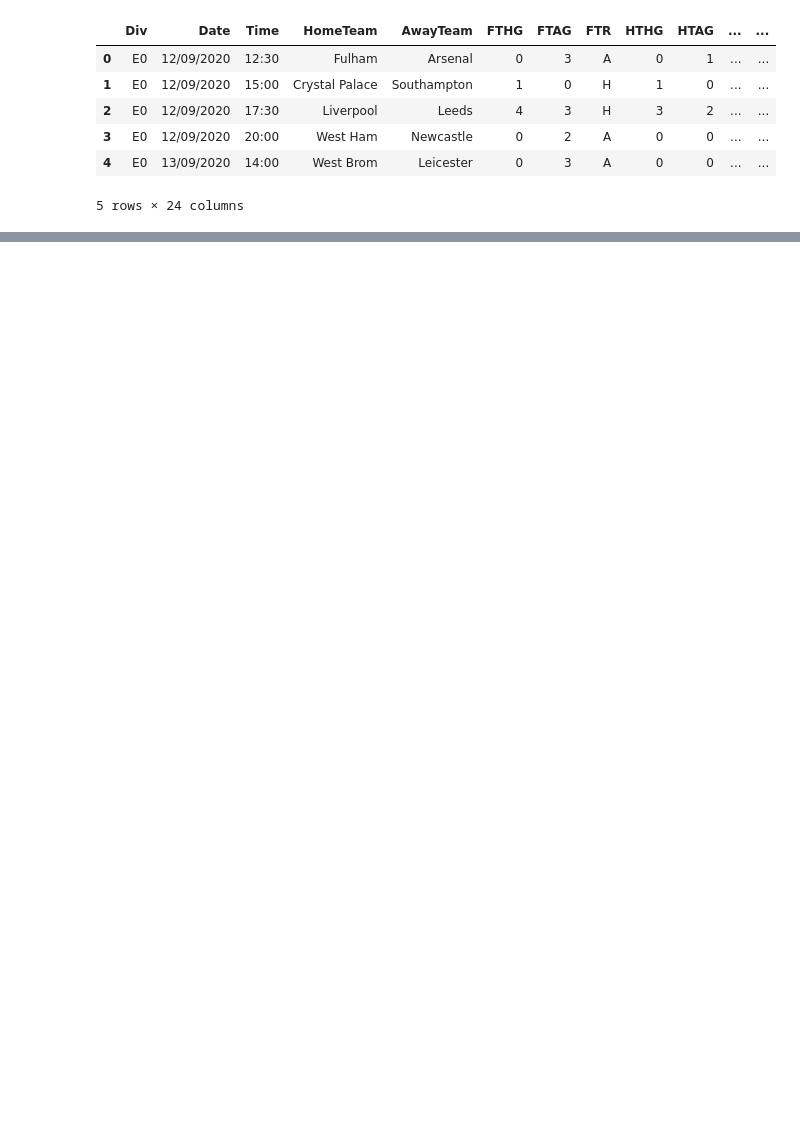
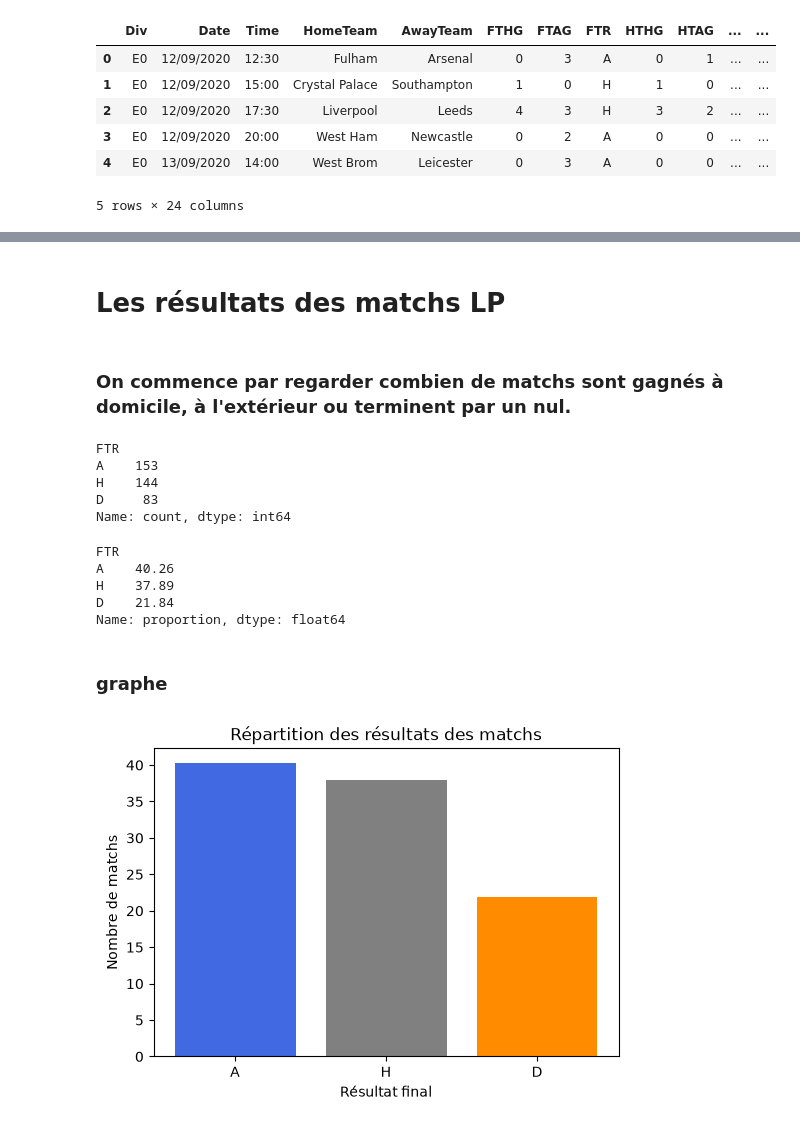
Before and after one commit to Alban-MBANI/projet_personnel_foot, a Jupyter notebook: PL.ipynb, the cells around one changed output, grey strips where cells are left out. Drawn from its saved outputs; the diff is of its cells as text; code cells hidden in the pictures; blank space fills up the shorter version.

```diff
--- a/PL.ipynb
+++ b/PL.ipynb
@@ -65,0 +190,13 @@ pl.head(5)
+# %%
+colonnes_a_supprimer = [
+    'B365H', 'B365D', 'B365A', 'BWH', 'BWD', 'BWA', 'IWH', 'IWD', 'IWA', 'PSH', 'PSD', 'PSA',
+    'WHH', 'WHD', 'WHA', 'VCH', 'VCD', 'VCA', 'MaxH', 'MaxD', 'MaxA', 'AvgH', 'AvgD', 'AvgA',
+    'B365>2.5', 'B365<2.5', 'P>2.5', 'P<2.5', 'Max>2.5', 'Max<2.5', 'Avg>2.5', 'Avg<2.5',
+    'AHh', 'B365AHH', 'B365AHA', 'PAHH', 'PAHA', 'MaxAHH', 'MaxAHA', 'AvgAHH', 'AvgAHA',
+    'B365CH', 'B365CD', 'B365CA', 'BWCH', 'BWCD', 'BWCA', 'IWCH', 'IWCD', 'IWCA', 'PSCH',
+    'PSCD', 'PSCA', 'WHCH', 'WHCD', 'VCCA','AvgC<2.5', 'AHCh', 'B365CAHH', 'B365CAHA', 'PCAHH', 'PCAHA', 'MaxCAHH', 'MaxCAHA', 'AvgCAHH', 'AvgCAHA',
+    'AvgCH', 'AvgCD', 'AvgCA', 'B365C>2.5', 'B365C<2.5', 'PC>2.5', 'PC<2.5', 'MaxC>2.5', 'MaxC<2.5', 'AvgC>2.5',
+    'WHCA',	'VCCH',	'VCCD',	'MaxCH',	'MaxCD',	'MaxCA'
+]
+# On supprime avec "errors='ignore'" pour éviter les blocages
+pl = PL.drop(columns=colonnes_a_supprimer, errors='ignore')
@@ -65,0 +218,36 @@ pl.head(5)
+# %% [markdown]
+# Les résultats des matchs LP
+# %% [markdown]
+### On commence par regarder combien de matchs sont gagnés à domicile, à l'extérieur ou terminent par un nul.
+# %%
+resultats = pl["FTR"].value_counts()
+
+print(resultats)
+# %% [output]
+FTR
+A    153
+H    144
+D     83
+Name: count, dtype: int64
+# %%
+pourcentage = (pl["FTR"].value_counts(normalize=True) * 100).round(2)
+print(pourcentage)
+# %% [output]
+FTR
+A    40.26
+H    37.89
+D    21.84
+Name: proportion, dtype: float64
+# %% [markdown]
+### graphe
+# %%
+plt.figure(figsize=(6,4))
+plt.bar(pourcentage.index, pourcentage.values,color=["royalblue","gray","darkorange"])
+
+plt.title("Répartition des résultats des matchs")
+plt.xlabel("Résultat final")
+plt.ylabel("Nombre de matchs")
+
+plt.show()
+# %% [output]
+[figure, added]
```
Also changed, not shown: parts of 16 cells of this notebook.
